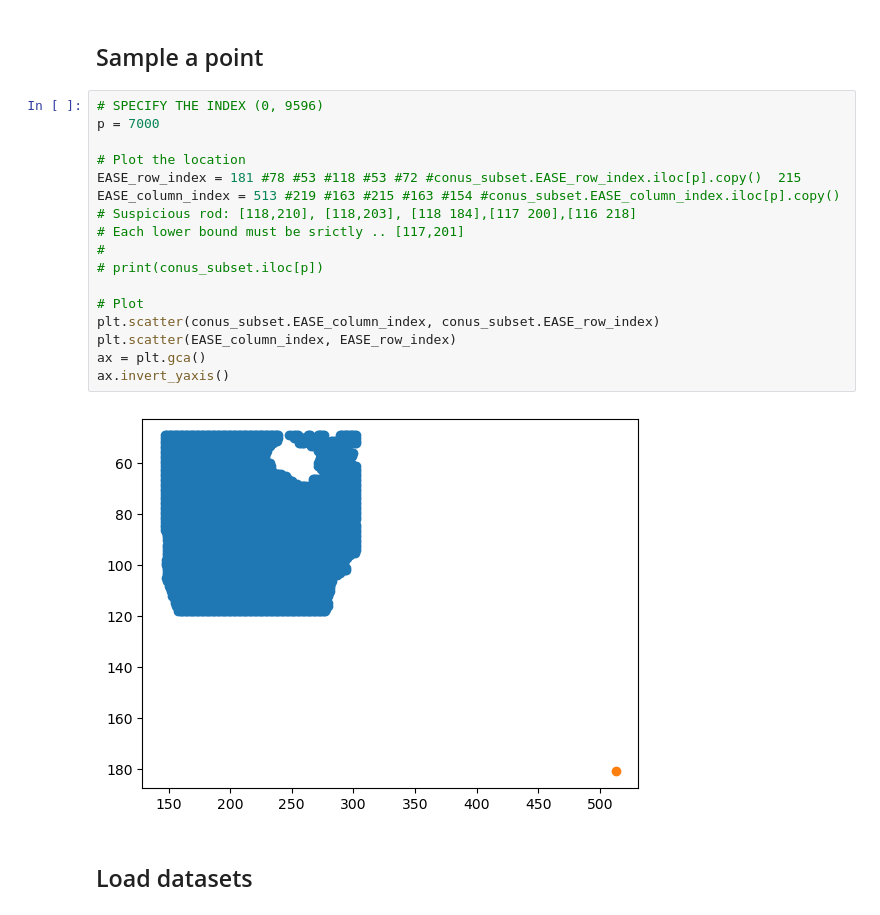
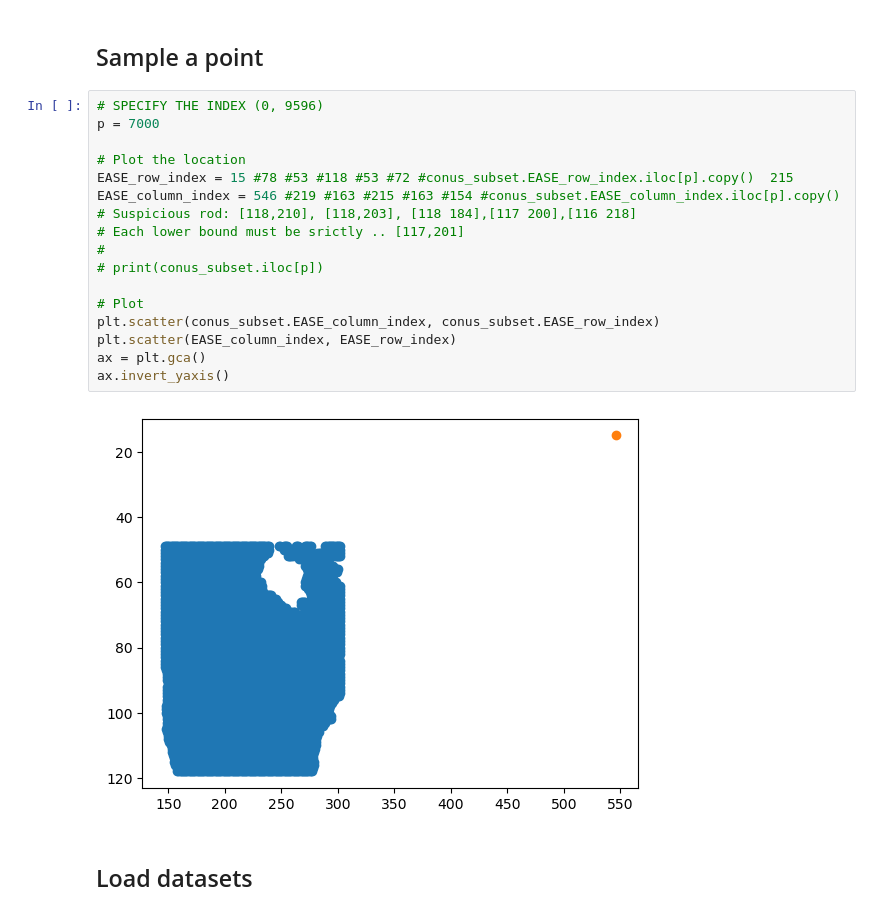
Before and after one commit to RY4GIT/SMSigxSMAP, a Jupyter notebook: notebooks/test_event_separation_w_rainfall_v2.ipynb, the cells around one changed output. Saved outputs shown, nothing was run; the diff lists cells and outputs as text.

```diff
--- a/notebooks/test_event_separation_w_rainfall_v2.ipynb
+++ b/notebooks/test_event_separation_w_rainfall_v2.ipynb
@@ -55,22 +55,22 @@ print(len(conus_subset))
 # %%
 # SPECIFY THE INDEX (0, 9596)
 p = 7000
 
 # Plot the location
-EASE_row_index = 181 #78 #53 #118 #53 #72 #conus_subset.EASE_row_index.iloc[p].copy()  215
-EASE_column_index = 513 #219 #163 #215 #163 #154 #conus_subset.EASE_column_index.iloc[p].copy()
+EASE_row_index = 15 #78 #53 #118 #53 #72 #conus_subset.EASE_row_index.iloc[p].copy()  215
+EASE_column_index = 546 #219 #163 #215 #163 #154 #conus_subset.EASE_column_index.iloc[p].copy()
 # Suspicious rod: [118,210], [118,203], [118 184],[117 200],[116 218]
 # Each lower bound must be srictly .. [117,201]
 #
 # print(conus_subset.iloc[p])
 
 # Plot
 plt.scatter(conus_subset.EASE_column_index, conus_subset.EASE_row_index)
 plt.scatter(EASE_column_index, EASE_row_index)
 ax = plt.gca()
 ax.invert_yaxis()
 # %% [output]
-[figure, old version]
+[figure, new version]
 # %% [markdown]
 ## Load datasets
 # %% [markdown]
```
Also changed, not shown: parts of 24 cells of this notebook, 7 other files.
